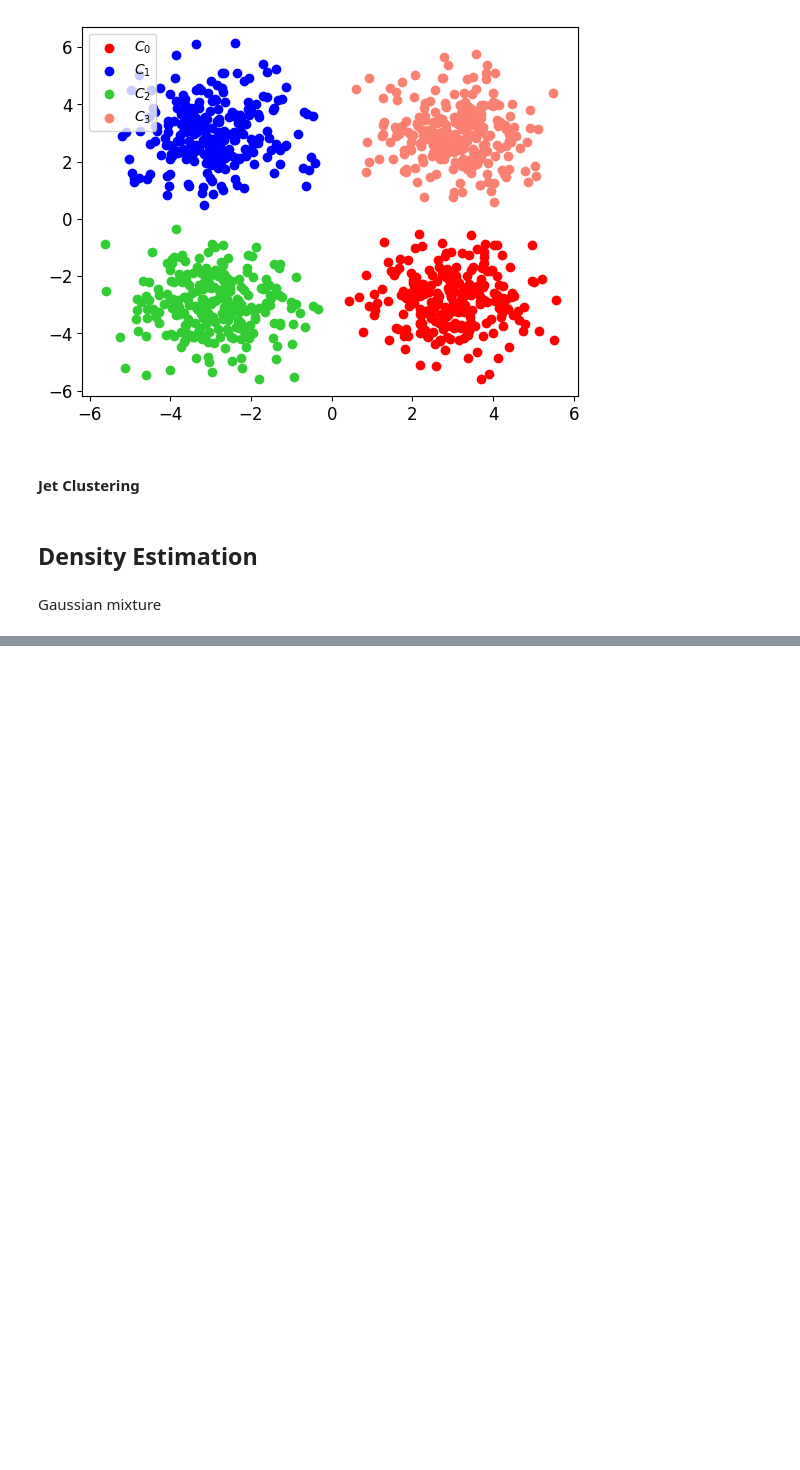
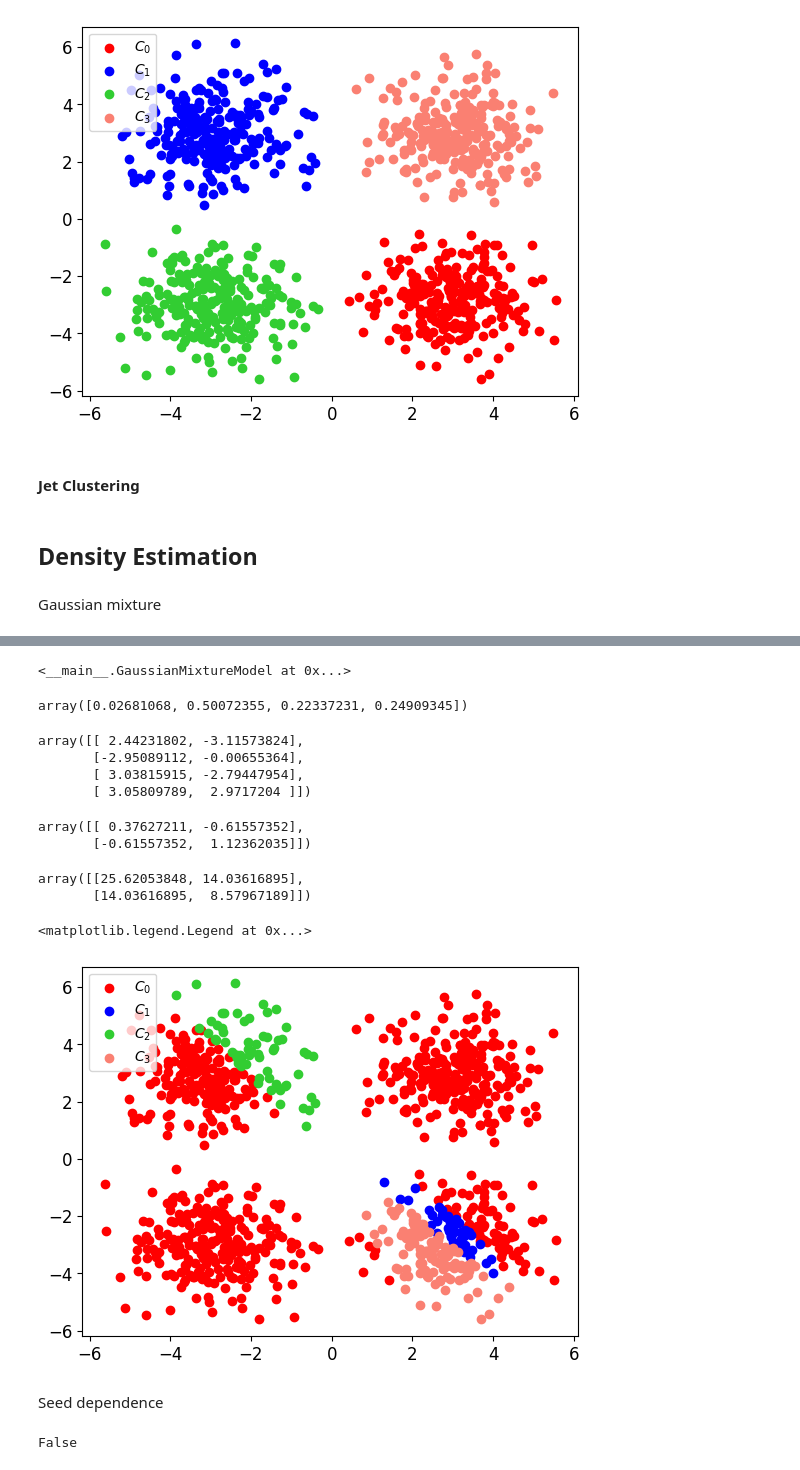
Before and after one commit to mcgen-ct/tutorials, a Jupyter notebook: ML/SimpleML.ipynb, the cells around one changed output, grey strips where cells are left out. Saved outputs shown, nothing was run; the diff lists cells and outputs as text; code cells hidden in the pictures; blank space fills up the shorter version.

Commit message:
Add gaussian mixture code

```diff
--- a/ML/SimpleML.ipynb
+++ b/ML/SimpleML.ipynb
@@ -1567,3 +1567,8 @@ plt.legend(loc='upper left')
 ## Density Estimation
 # %% [markdown]
 Gaussian mixture
+# %%
+from sklearn.datasets import make_blobs
+
+gt_center = np.array([[3.0, 3.0],[-3.0, -3.0],[-3.0,3.0],[3.0,-3.0]])
+X, t = make_blobs(1000, n_features=2, centers=gt_center, cluster_std=1.0, random_state=1234, )
@@ -1599,0 +1664,2 @@ def log_likelihood():
+# %%
+gmm = GaussianMixtureModel(nclasses=4,ndim=2,seed=156)
@@ -1599,0 +1694,40 @@ def log_likelihood():
+# %%
+gmm.fit(X,nepochs=100,min_change=1)
+# %% [output]
+<__main__.GaussianMixtureModel at 0x...>
+# %%
+gmm.w
+# %% [output]
+array([0.02681068, 0.50072355, 0.22337231, 0.24909345])
+# %%
+gmm.means
+# %% [output]
+array([[ 2.44231802, -3.11573824],
+       [-2.95089112, -0.00655364],
+       [ 3.03815915, -2.79447954],
+       [ 3.05809789,  2.9717204 ]])
+# %%
+gmm.covs[0]
+# %% [output]
+array([[ 0.37627211, -0.61557352],
+       [-0.61557352,  1.12362035]])
+# %%
+gmm.precision_matrix[0]
+# %% [output]
+array([[25.62053848, 14.03616895],
+       [14.03616895,  8.57967189]])
+# %%
+probas = gmm.predict_proba(X)
+labels = np.argmin(probas,1)
+# %%
+plt.scatter(X[labels==0,0],X[labels==0,1],c='red', label='$C_{0}$')
+plt.scatter(X[labels==1,0],X[labels==1,1],c='blue', label='$C_{1}$')
+plt.scatter(X[labels==2,0],X[labels==2,1],c='limegreen', label='$C_{2}$')
+plt.scatter(X[labels==3,0],X[labels==3,1],c='salmon', label='$C_{3}$')
+
+plt.legend(loc='upper left')
+# %% [output]
+<matplotlib.legend.Legend at 0x...>
+[figure, added]
+# %% [markdown]
+Seed dependence
@@ -1599,0 +1751,4 @@ def log_likelihood():
+# %%
+np.isnan(log_likelihoods[0])
+# %% [output]
+False
```
Also changed, not shown: parts of 14 cells of this notebook.
